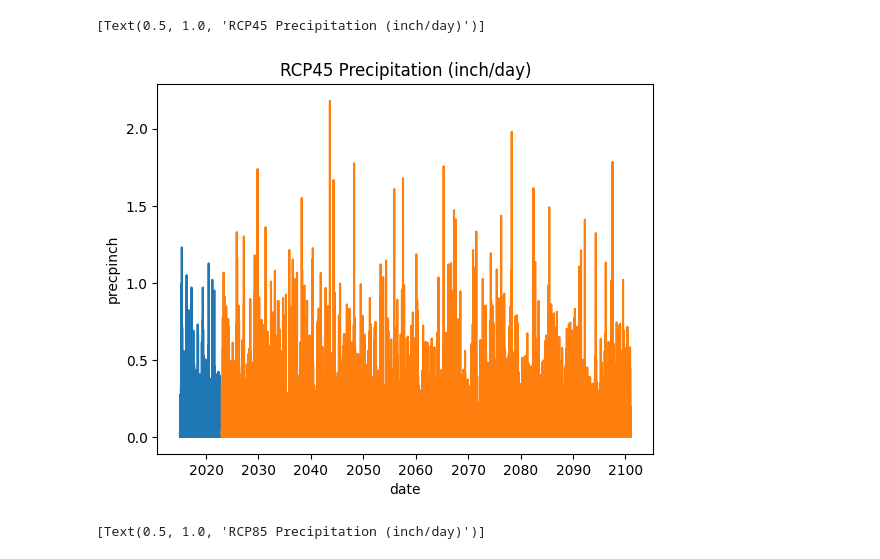
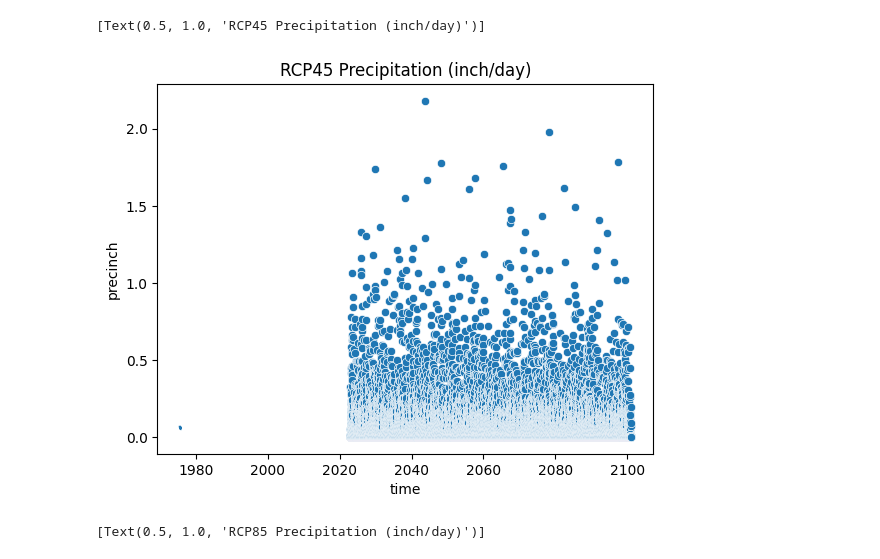
Before and after one commit to shvmpandey98/csci5520, a Jupyter notebook: viz.ipynb, the cells around one changed output. Saved outputs shown, nothing was run; the diff lists cells and outputs as text; code cells hidden in the pictures.

```diff
--- a/viz.ipynb
+++ b/viz.ipynb
@@ -70,31 +76,33 @@ for file in glob.glob('data/scenarios/rcp45_prec*.parquet'):
     rcp45_prec = pd.concat([rcp45_prec, pd.read_parquet(file)])
 
 rcp45_prec['precinch'] = rcp45_prec['prec'] / 25.4
+rcp45_prec['Decades'] = rcp45_prec['time'].dt.year // 10 * 10
 
 rcp85_prec = pd.DataFrame()
 for file in glob.glob('data/scenarios/rcp85_prec*.parquet'):
     rcp85_prec = pd.concat([rcp85_prec, pd.read_parquet(file)])
 
 rcp85_prec['precinch'] = rcp85_prec['prec'] / 25.4
+rcp85_prec['Decades'] = rcp85_prec['time'].dt.year // 10 * 10
 # %%
 rcp45_prec = rcp45_prec[rcp45_prec['time'] > hist_end_date].drop_duplicates(subset='time')
 
-prec_plot = sns.lineplot(
-    hist,
-    y='precpinch',
-    x='date',
+prec_plot = sns.scatterplot(
+    rcp45_prec,
+    y='precinch',
+    x='time',
 )
 
 prec_plot = sns.lineplot(
     rcp45_prec,
     y='precinch',
-    x='time',
+    x='Decades',
 )
 
 prec_plot.set(title='RCP45 Precipitation (inch/day)')
 # %% [output]
 [Text(0.5, 1.0, 'RCP45 Precipitation (inch/day)')]
-[figure, old version]
+[figure, new version]
 # %%
 rcp85_prec = rcp85_prec[rcp85_prec['time'] > hist_end_date].drop_duplicates(subset='time')
 
```
Also changed, not shown: parts of 8 cells of this notebook, 1 other file.
